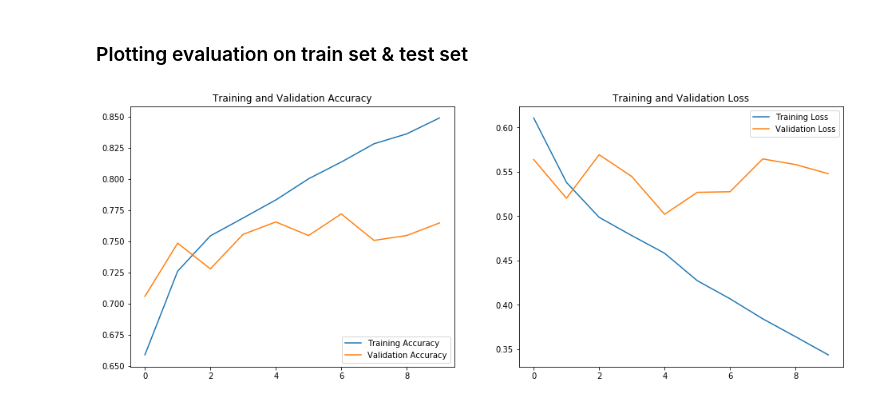
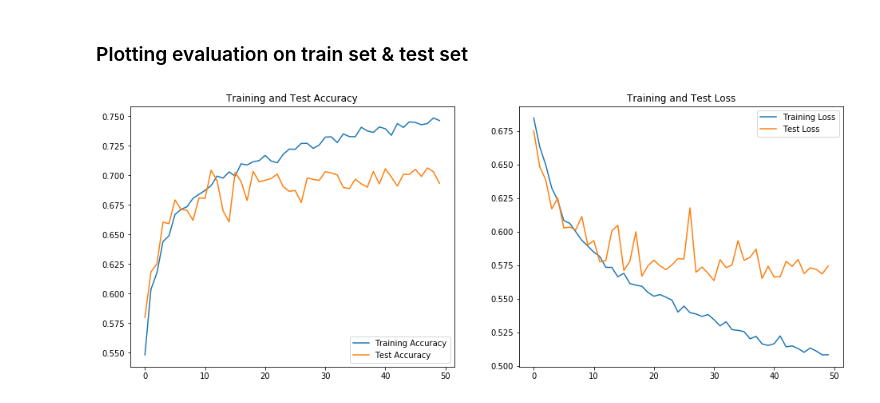
Before and after one commit to vaibhavyesalwad/Machine-Learning-using-libraries, a Jupyter notebook: Deep Learning/Convolutional Neural Network (CNN)/ClassifyDogsNCats.ipynb, the cells around one changed output. Cells and saved outputs as stored; diff of their text form; code cells hidden in the pictures.

Commit message:
Refactored: reduced overfitting using dropout

```diff
--- a/Deep Learning/Convolutional Neural Network (CNN)/ClassifyDogsNCats.ipynb
+++ b/Deep Learning/Convolutional Neural Network (CNN)/ClassifyDogsNCats.ipynb
@@ -25,6 +25,13 @@ classifier.add(Convolution2D(32, 3, 3, input_shape=(64,64,3), activation='relu')
 # setp 2 maxpool layer: to build pooled feaure map to accomodate invariance in tilt/flip/orientation still catch feature
 # reducing size with maxpooling
 classifier.add(MaxPooling2D(pool_size = (2,2)))
+
+# repeating steps 1 & 2 to make features more prominent for classification
+classifier.add(Convolution2D(64, 3, 3, activation='relu'))
+classifier.add(MaxPooling2D(pool_size = (2,2)))
+
+# prevent overfitting
+classifier.add(Dropout(0.2))
 
 # step 3 flatteing: to get flattened long vector of these values to be passed as inputs to neural network
 classifier.add(Flatten())
@@ -64,13 +78,6 @@ test_set = test_datagen.flow_from_directory('dataset/test_set',
                                             target_size=(64, 64),
                                             batch_size=32,
                                             class_mode='binary')
-
-# fitting model & storing it to history to get evaluation metrics
-history = classifier.fit_generator(train_set,
-                    steps_per_epoch=800,
-                    epochs=10,
-                    validation_data=test_set,
-                    validation_steps=200)
 # %% [output]
 Found 8000 images belonging to 2 classes.
 Found 2000 images belonging to 2 classes.
@@ -91,0 +86,10 @@ Epoch 10/10
+# %%
+epochs = 50
+batch_size = 16
+
+# fitting model & storing it to history to get evaluation metrics
+history = classifier.fit_generator(train_set,
+                    steps_per_epoch=8000/batch_size,
+                    epochs=epochs,
+                    validation_data=test_set,
+                    validation_steps=2000/batch_size)
@@ -94,26 +116,26 @@ Epoch 10/10
 # %%
 import matplotlib.pyplot as plt
 
 acc = history.history['acc']
 val_acc = history.history['val_acc']
 
 loss=history.history['loss']
 val_loss=history.history['val_loss']
 
-epochs_range = range(10)
+epochs_range = range(epochs)
 
 plt.figure(figsize=(16, 6))
 plt.subplot(1, 2, 1)
 plt.plot(epochs_range, acc, label='Training Accuracy')
-plt.plot(epochs_range, val_acc, label='Validation Accuracy')
+plt.plot(epochs_range, val_acc, label='Test Accuracy')
 plt.legend(loc='lower right')
-plt.title('Training and Validation Accuracy')
+plt.title('Training and Test Accuracy')
 
 plt.subplot(1, 2, 2)
 plt.plot(epochs_range, loss, label='Training Loss')
-plt.plot(epochs_range, val_loss, label='Validation Loss')
+plt.plot(epochs_range, val_loss, label='Test Loss')
 plt.legend(loc='upper right')
-plt.title('Training and Validation Loss')
+plt.title('Training and Test Loss')
 plt.show()
 # %% [output]
-[figure, old version]
+[figure, new version]
```
Also changed, not shown: parts of 5 cells of this notebook.
